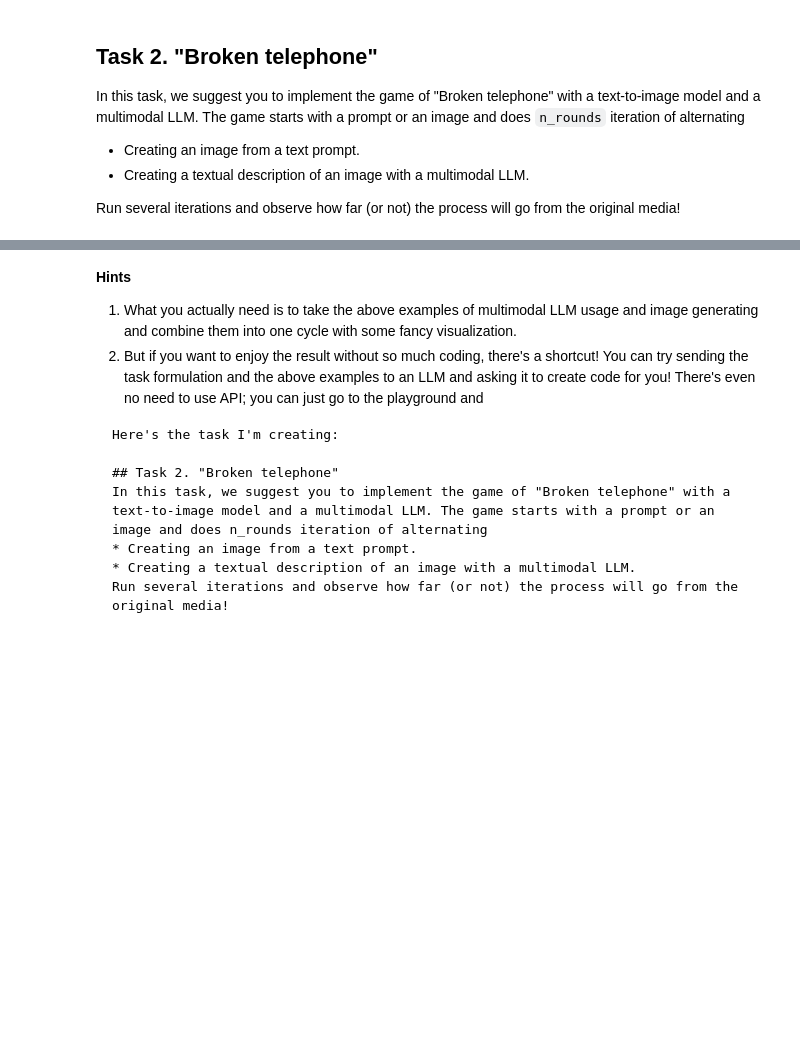
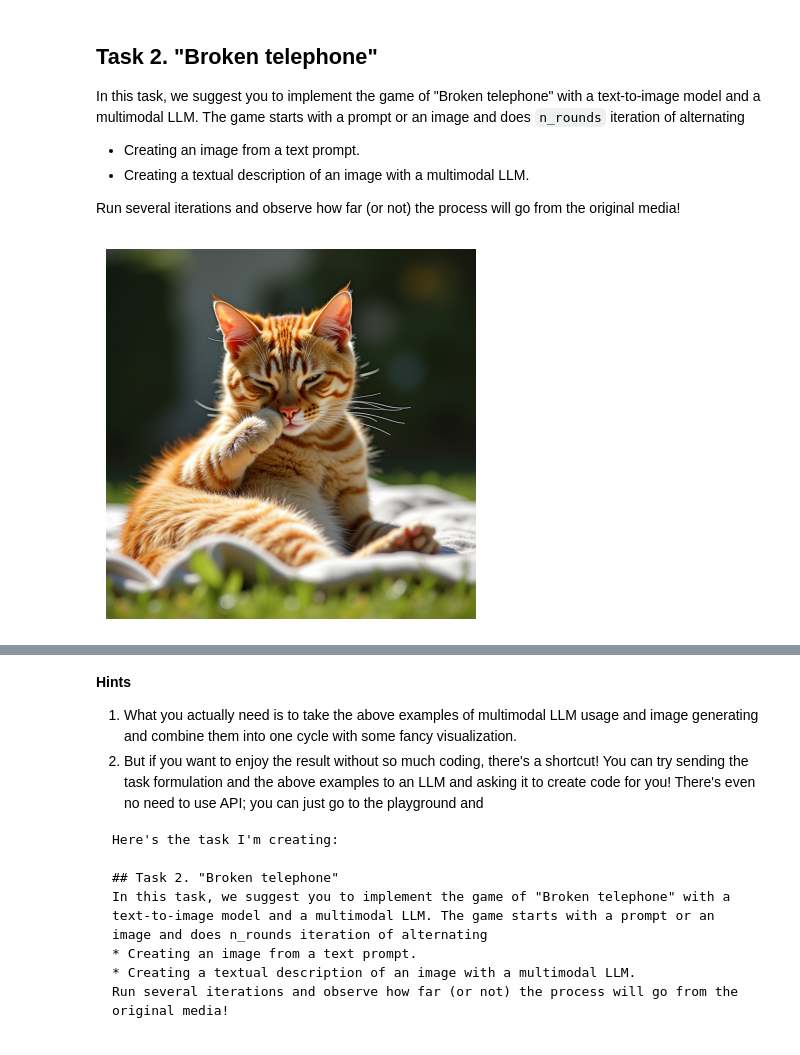
Before and after one commit to nycotin/LLM-Engineering-Essentials, a Jupyter notebook: topic1/1.1_intro_to_llm_apis.ipynb, the cells around one changed output, grey strips where cells are left out. Saved outputs shown, nothing was run; the diff lists cells and outputs as text; code cells hidden in the pictures; blank space fills up the shorter version.

```diff
--- a/topic1/1.1_intro_to_llm_apis.ipynb
+++ b/topic1/1.1_intro_to_llm_apis.ipynb
@@ -719,0 +735,98 @@ Run several iterations and observe how far (or not) the process will go from the
+# %%
+import os
+from openai import OpenAI
+import base64
+import json
+import matplotlib.pyplot as plt
+from PIL import Image
+from io import BytesIO
+from transformers import AutoModelForCausalLM, AutoTokenizer, pipeline
+
+client = OpenAI(
+    base_url="https://api.studio.nebius.ai/v1/",
+    api_key=os.environ.get("NEBIUS_API_KEY")
+)
+
+model_image = "black-forest-labs/flux-dev"
+model_text="Qwen/Qwen2-VL-72B-Instruct"
+text="an image of a cat grooming itself while sunbathing."
+prompt = f"Generate {text}. Output your response starting with 'an image of..'"
+n_rounds = 3
+
+def generate_image(prompt, filename):
+  response = client.images.generate(
+      model=model_image,
+      response_format="b64_json",
+      extra_body={
+          "response_extension": "png",
+          "width": 1024,
+          "height": 1024,
+          "num_inference_steps": 28,
+          "negative_prompt": "",
+          "seed": -1
+      },
+      prompt=prompt
+  )
+
+  response_json = response.to_json()
+
+  #Save image
+  response_data = json.loads(response_json)
+  b64_image = response_data['data'][0]['b64_json']
+  image_bytes = base64.b64decode(b64_image)
+  image = Image.open(BytesIO(image_bytes))
+  image.save(filename)  # Save the image to the specified filename
+
+  return response_json
+
+# Open the image file and encode it as a base64 string
+def encode_image(image):
+    with open(image, "rb") as image_file:
+       return base64.b64encode(image_file.read()).decode("utf-8")
+
+def generate_text(image, prompt):
+  base64_image = encode_image(image)
+
+  completion = client.chat.completions.create(
+      model=model_text,
+      messages=[
+          {"role": "system", "content": "You a playing the broken telephone game."},
+          {"role": "user", "content": [
+              {"type": "text", "text": prompt},
+              {"type": "image_url", "image_url": {
+                  "url": f"embedded-picture"}
+              }
+          ]}
+      ],
+      max_tokens=52
+  )
+  print(completion.choices[0].message.content)
+  text = completion.choices[0].message.content
+
+
+# Plot image
+def plot_image(data):
+  response_data = json.loads(data)
+  b64_image = response_data['data'][0]['b64_json']
+  image_bytes = base64.b64decode(b64_image)
+  image = Image.open(BytesIO(image_bytes))
+  plt.imshow(image)
+  plt.axis('off')  # Hide axes
+
+  plt.show()
+
+#plt.savefig('testplot.svg')
+
+#Play broken telephone
+for i in range(n_rounds):
+  #Create image from text prompt
+  filename = f"image_{i}.png"
+  image = generate_image(prompt, filename)
+
+  #Plot image and show
+  plot_image(image)
+
+  #Generate ansd print image description
+  generate_text(filename, prompt)
+# %% [output]
+[figure, added]
```
Also changed, not shown: parts of 7 cells of this notebook.
